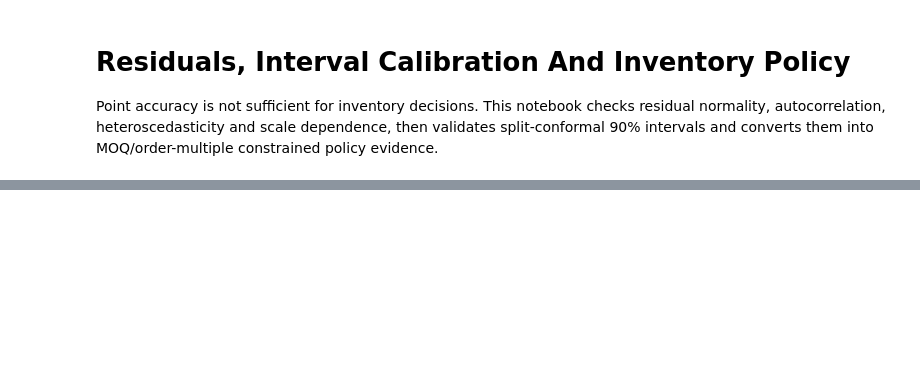
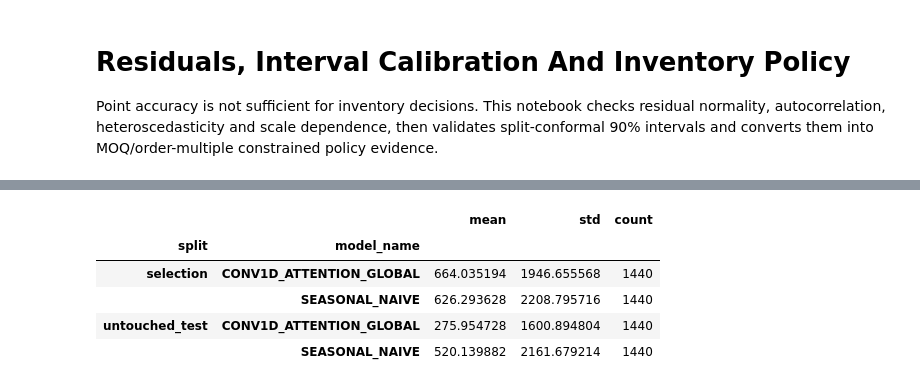
Before and after one commit to Oxshadha/OptiWMS, a Jupyter notebook: Ai miroservices/modeling/v8_controlled_synthetic_validation/04_Residuals_Intervals_And_Policy.ipynb, the cells around one changed output, grey strips where cells are left out. Drawn from its saved outputs; the diff is of its cells as text; code cells hidden in the pictures; blank space fills up the shorter version.

```diff
--- a/Ai miroservices/modeling/v8_controlled_synthetic_validation/04_Residuals_Intervals_And_Policy.ipynb
+++ b/Ai miroservices/modeling/v8_controlled_synthetic_validation/04_Residuals_Intervals_And_Policy.ipynb
@@ -21,6 +21,7 @@ if ROOT.name != "v8_controlled_synthetic_validation":
 OUT = ROOT / "outputs"
 DATA = OUT / "data"
 PLOTS = OUT / "plots"
+EVAL = OUT / "evaluator"
 summary = json.loads((OUT / "run_summary.json").read_text())
 # %%
 display(Image(filename=str(PLOTS / '03_champion_residual_diagnostics.png')))
@@ -40,0 +104,11 @@ display(permutation.head(15))
+# %%
+evaluator_rows=pd.read_csv(EVAL/'backtest_rows.csv.gz')
+evaluator_rows['residual']=evaluator_rows.y_true-evaluator_rows.prediction
+display(evaluator_rows.groupby(['split','model_name']).residual.agg(['mean','std','count']))
+# %% [output]
+|  |  | mean | std | count |
+| split | model_name |  |  |  |
+| selection | CONV1D_ATTENTION_GLOBAL | 664.035194 | 1946.655568 | 1440 |
+|  | SEASONAL_NAIVE | 626.293628 | 2208.795716 | 1440 |
+| untouched_test | CONV1D_ATTENTION_GLOBAL | 275.954728 | 1600.894804 | 1440 |
+|  | SEASONAL_NAIVE | 520.139882 | 2161.679214 | 1440 |
```
Also changed, not shown: parts of 4 cells of this notebook, 16 other files.
